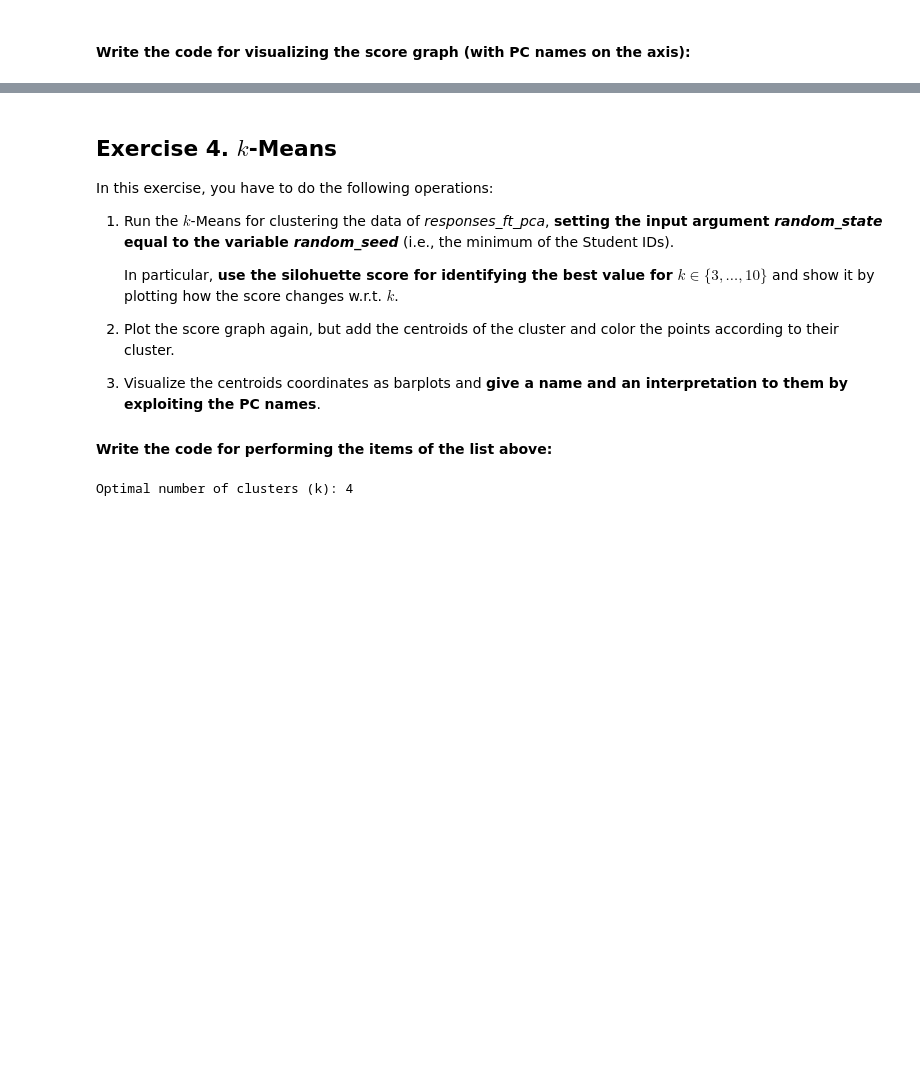
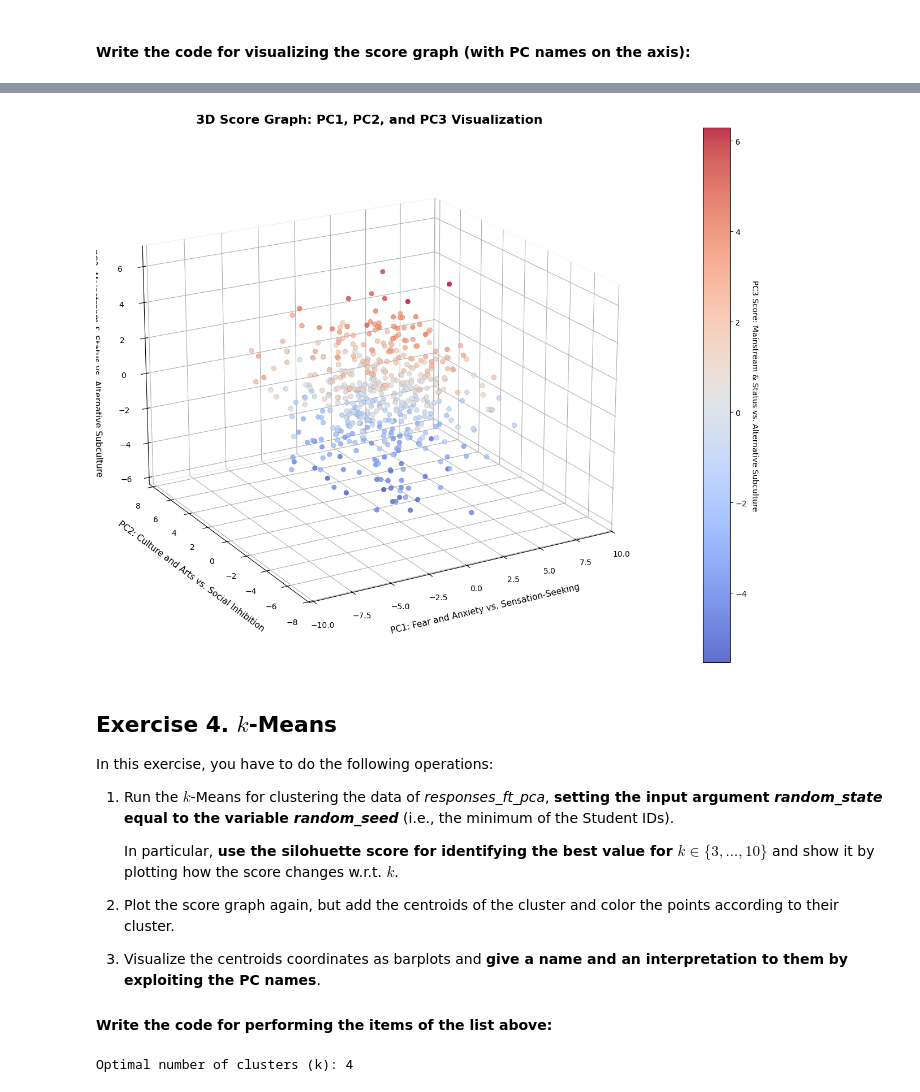
Before and after one commit to leonardopassafiume/PCA_Analysis, a Jupyter notebook: HWpca_Baiocchi_Passafiume.ipynb, the cells around one changed output, grey strips where cells are left out. Cells and saved outputs as stored; diff of their text form; code cells hidden in the pictures; blank space fills up the shorter version.

```diff
--- a/HWpca_Baiocchi_Passafiume.ipynb
+++ b/HWpca_Baiocchi_Passafiume.ipynb
@@ -611,0 +626,81 @@ Text(0.5, 0.92, 'Score Graph: Representation in the first 3 Latent Dimensions')
+# %%
+import matplotlib.pyplot as plt
+from mpl_toolkits.mplot3d import Axes3D
+import numpy as np
+
+# 1. Define the names we gave to the PCs
+pc_names = [
+    "Fear and Anxiety vs. Sensation-Seeking",           # PC1
+    "Culture and Arts vs. Social Inhibition",           # PC2
+    "Mainstream & Status vs. Alternative Subculture",   # PC3
+    "Stability & Health vs. Distress & Trouble",        # PC4
+    "Technology & Science vs. Traditional Arts"         # PC5
+]
+
+# Create figure and 3D axes
+fig = plt.figure(figsize=(15, 10)) # Aumenta la dimensione per più spazio
+ax = fig.add_subplot(111, projection='3d')
+
+# --- Dati ---
+# Extract data for the first 3 components
+xs = responses_ft_pca[:, 0]
+ys = responses_ft_pca[:, 1]
+# Z-axis data (used for depth positioning and coloring)
+zs = responses_ft_pca[:, 2]
+
+# --- Miglioramenti di Leggibilità ---
+
+# 1. Colore basato sulla Profondità (PC3 / Z-axis)
+# Punti vicini (alto PC3) di un colore, punti lontani (basso PC3) di un altro.
+cs = zs
+cmap = plt.cm.get_cmap('coolwarm')
+
+# 2. Scatter Plot con Colore Gradiente di Profondità
+scatter = ax.scatter(
+    xs, ys, zs,
+    c=cs,                # Colore basato su PC3
+    cmap=cmap,           # Mappa colori 'coolwarm'
+    s=40,                # Punti più grandi per visibilità
+    alpha=0.8,           # Trasparenza ottimale
+    edgecolor='k',       # Bordo nero sottile
+    linewidth=0.1
+)
+
+# 3. Impostazioni degli Assi
+ax.set_title('3D Score Graph: PC1, PC2, and PC3 Visualization', fontsize=16, fontweight='bold')
+
+# Etichette degli Assi con Rotazione e allineamento (Cruciale per i nomi lunghi)
+# PC1 (X-axis)
+ax.set_xlabel(f"\nPC1: {pc_names[0]}", fontsize=11, labelpad=15)
+ax.xaxis.label.set_rotation(20) # Ruota leggermente l'etichetta X
+ax.tick_params(axis='x', pad=10)
+
+# PC2 (Y-axis)
+ax.set_ylabel(f"\nPC2: {pc_names[1]}", fontsize=11, labelpad=15)
+ax.yaxis.label.set_rotation(-30) # Ruota l'etichetta Y
+ax.tick_params(axis='y', pad=10)
+
+# PC3 (Z-axis)
+ax.set_zlabel(f"\nPC3: {pc_names[2]}", fontsize=11, labelpad=15)
+ax.zaxis.label.set_rotation(90) # Ruota l'etichetta Z
+ax.tick_params(axis='z', pad=10)
+
+# 4. Angolo di Visualizzazione
+# Angolo regolato per mostrare bene tutti e tre gli assi
+ax.view_init(elev=20, azim=-120)
+
+# 5. Aggiungere la Barra dei Colori
+# Essendo il colore legato a PC3, la color bar è essenziale
+cbar = fig.colorbar(scatter, pad=0.08)
+cbar.set_label(f"PC3 Score: {pc_names[2]}", rotation=270, labelpad=15, fontsize=10)
+
+# 6. Sfondo Pulito
+ax.xaxis.pane.fill = False
+ax.yaxis.pane.fill = False
+ax.zaxis.pane.fill = False
+ax.grid(True, linestyle=':', alpha=0.5) # Manteniamo una griglia chiara
+
+plt.tight_layout()
+#plt.show()
+print("Il codice per il grafico 3D è stato migliorato per una maggiore leggibilità delle etichette e della profondità.")
+# %% [output]
@@ -612,3 +708,4 @@ Text(0.5, 0.92, 'Score Graph: Representation in the first 3 Latent Dimensions')
+[figure, added]
 # %% [markdown]
 ## Exercise 4. $k$-Means
 
```
Also changed, not shown: parts of 23 cells of this notebook.
